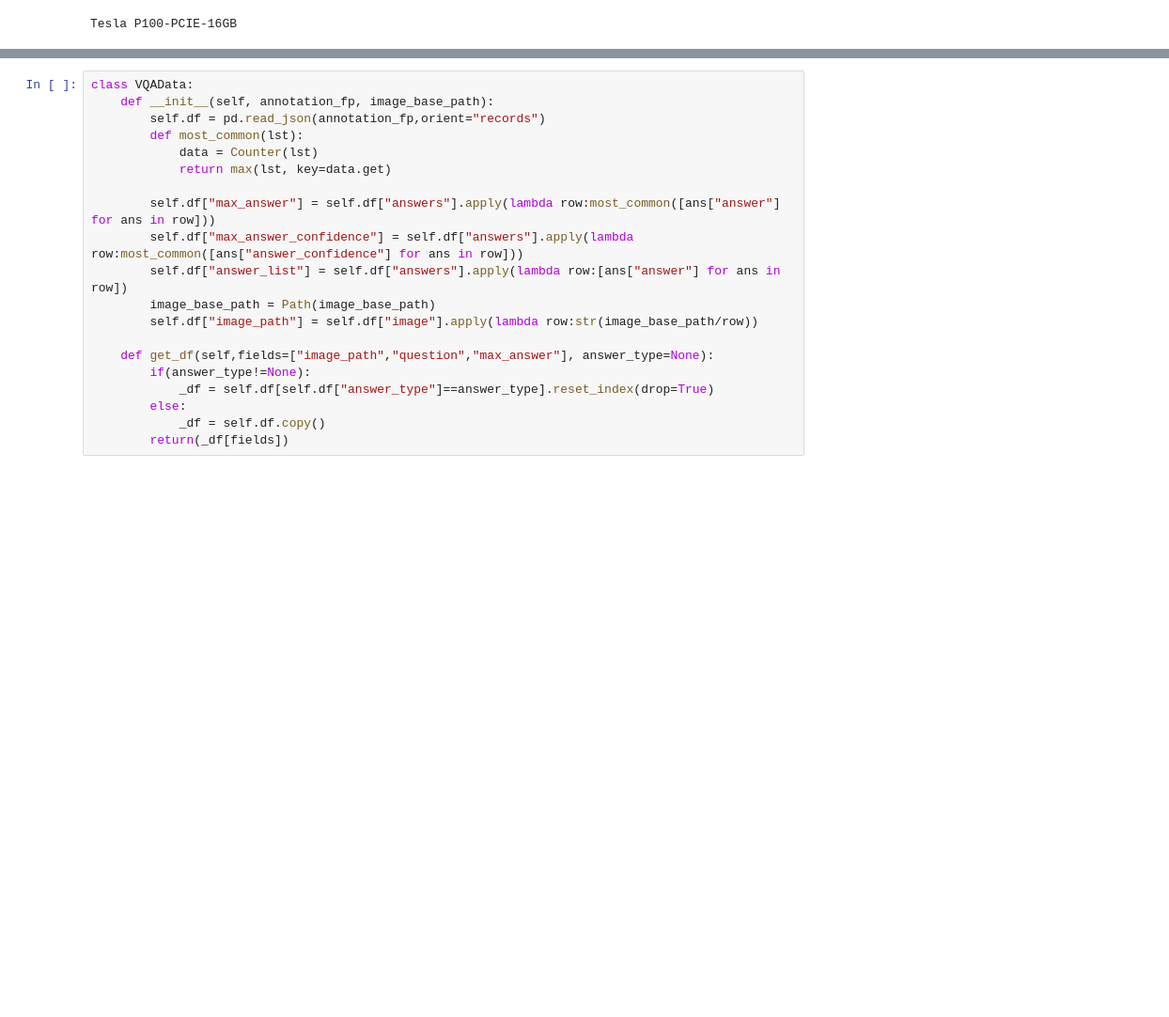
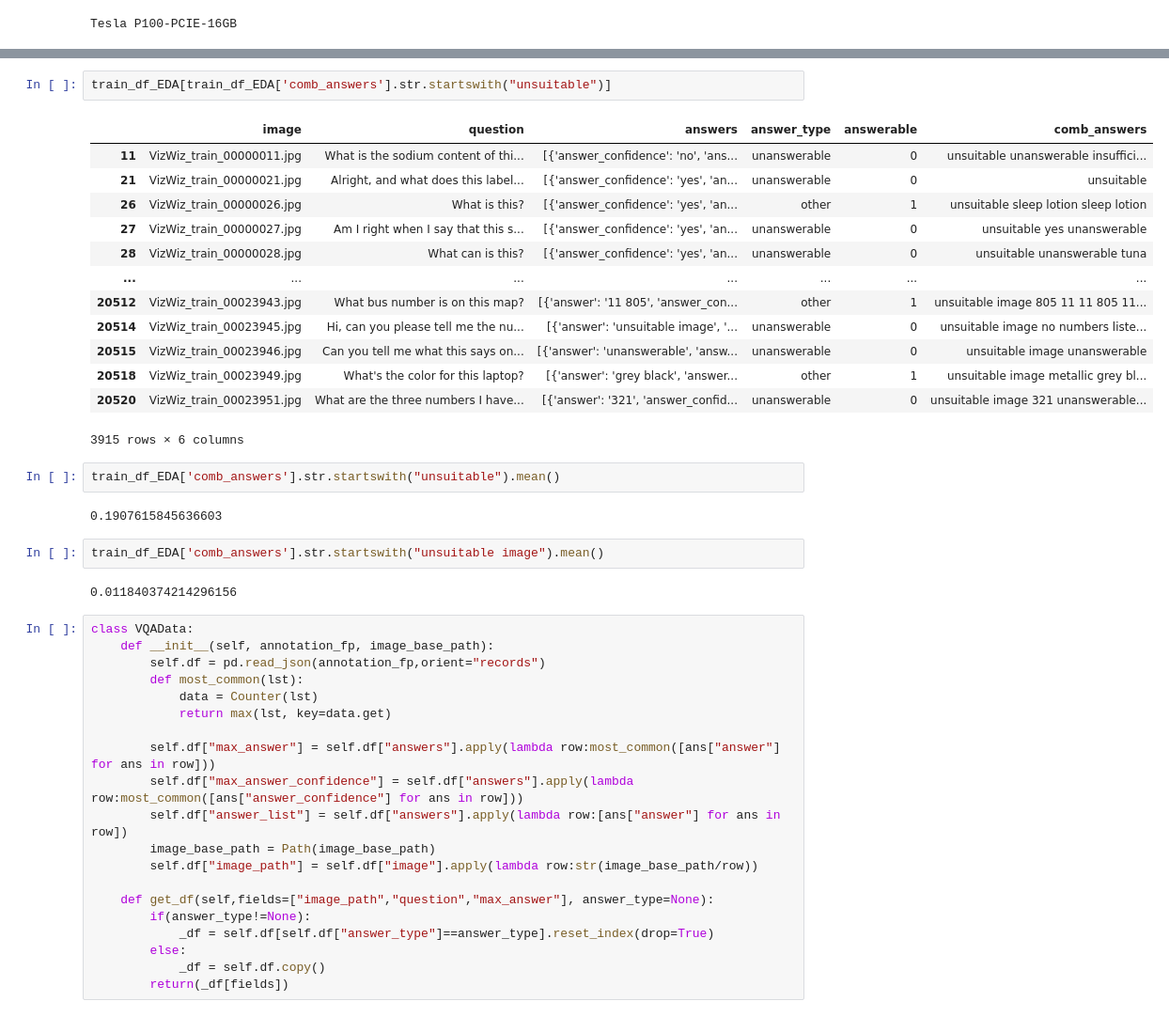
Before and after one commit to RajibDas-123/VQA-BEiT, a Jupyter notebook: vqa-example.ipynb, the cells around one changed output, grey strips where cells are left out. Shown at 94% size. Drawn from its saved outputs; the diff is of its cells as text; blank space fills up the shorter version.

```diff
--- a/vqa-example.ipynb
+++ b/vqa-example.ipynb
@@ -43,3 +114,27 @@ Tesla P100-PCIE-16GB
+# %%
+train_df_EDA[train_df_EDA['comb_answers'].str.startswith("unsuitable")]
+# %% [output]
+|  | image | question | answers | answer_type | answerable | comb_answers |
+| 11 | VizWiz_train_00000011.jpg | What is the sodium content of thi... | [{'answer_confidence': 'no', 'ans... | unanswerable | 0 | unsuitable unanswerable insuffici... |
+| 21 | VizWiz_train_00000021.jpg | Alright, and what does this label... | [{'answer_confidence': 'yes', 'an... | unanswerable | 0 | unsuitable |
+| 26 | VizWiz_train_00000026.jpg | What is this? | [{'answer_confidence': 'yes', 'an... | other | 1 | unsuitable sleep lotion sleep lotion |
+| 27 | VizWiz_train_00000027.jpg | Am I right when I say that this s... | [{'answer_confidence': 'yes', 'an... | unanswerable | 0 | unsuitable yes unanswerable |
+| 28 | VizWiz_train_00000028.jpg | What can is this? | [{'answer_confidence': 'yes', 'an... | unanswerable | 0 | unsuitable unanswerable tuna |
+| ... | ... | ... | ... | ... | ... | ... |
+| 20512 | VizWiz_train_00023943.jpg | What bus number is on this map? | [{'answer': '11 805', 'answer_con... | other | 1 | unsuitable image 805 11 11 805 11... |
+| 20514 | VizWiz_train_00023945.jpg | Hi, can you please tell me the nu... | [{'answer': 'unsuitable image', '... | unanswerable | 0 | unsuitable image no numbers liste... |
+| 20515 | VizWiz_train_00023946.jpg | Can you tell me what this says on... | [{'answer': 'unanswerable', 'answ... | unanswerable | 0 | unsuitable image unanswerable |
+| 20518 | VizWiz_train_00023949.jpg | What's the color for this laptop? | [{'answer': 'grey black', 'answer... | other | 1 | unsuitable image metallic grey bl... |
+| 20520 | VizWiz_train_00023951.jpg | What are the three numbers I have... | [{'answer': '321', 'answer_confid... | unanswerable | 0 | unsuitable image 321 unanswerable... |
+3915 rows × 6 columns
+# %%
+train_df_EDA['comb_answers'].str.startswith("unsuitable").mean()
+# %% [output]
+0.1907615845636603
+# %%
+train_df_EDA['comb_answers'].str.startswith("unsuitable image").mean()
+# %% [output]
+0.011840374214296156
 # %%
 class VQAData:
     def __init__(self, annotation_fp, image_base_path):
```
Also changed, not shown: parts of 10 cells of this notebook, 4 other files.
